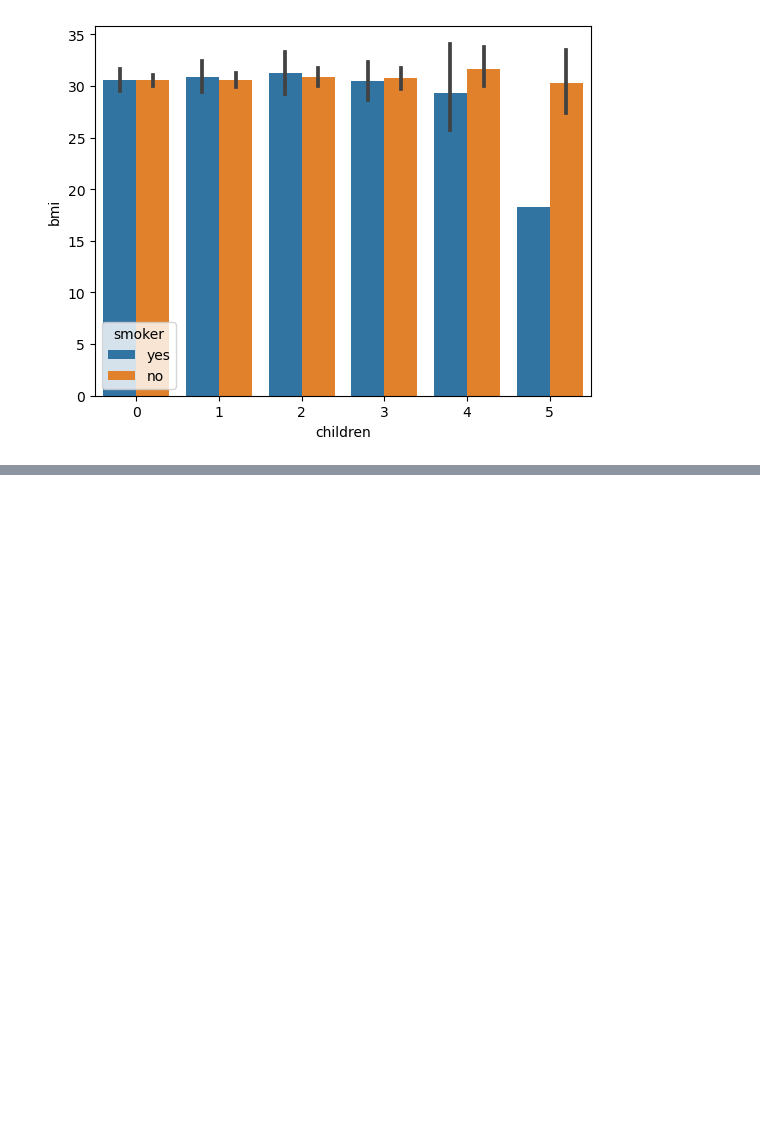
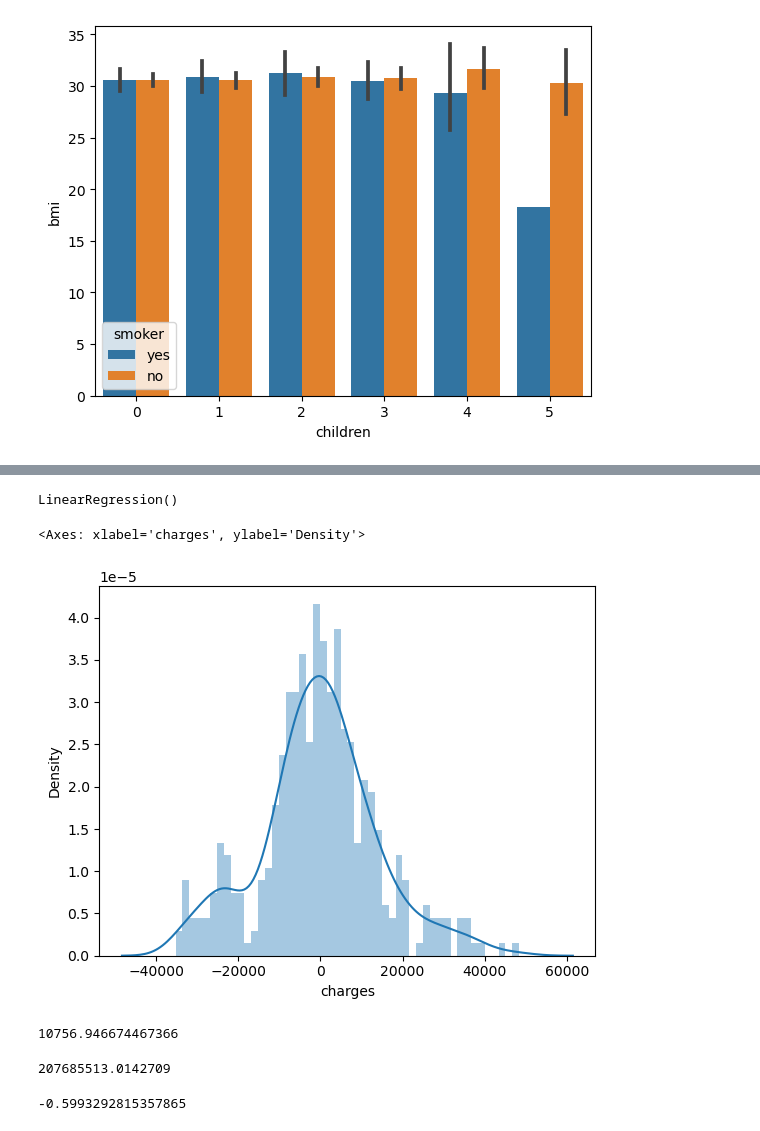
Before and after one commit to AryanPatel12125/FT-PROJECTS, a Jupyter notebook: 3. Insurance_Data_Prediction/Insurance_Prediction.ipynb, the cells around one changed output, grey strips where cells are left out. Saved outputs shown, nothing was run; the diff lists cells and outputs as text; code cells hidden in the pictures; blank space fills up the shorter version.

```diff
--- a/3. Insurance_Data_Prediction/Insurance_Prediction.ipynb
+++ b/3. Insurance_Data_Prediction/Insurance_Prediction.ipynb
@@ -40,0 +51,19 @@ Error:
+# %%
+x = data1.drop('charges', axis=1)
+y = data1['charges']
+# %%
+from sklearn.model_selection import train_test_split
+x_train,x_test,y_train,y_test = train_test_split(x,y,test_size=0.3,random_state=10)
+# %%
+from sklearn.linear_model import LinearRegression
+mod = LinearRegression()
+mod.fit(x_train,y_train)
+# %% [output]
+LinearRegression()
+# %%
+y_pred = mod.predict(x_test)
+# %%
+sns.distplot((y_test-y_pred),bins=50)
+# %% [output]
+<Axes: xlabel='charges', ylabel='Density'>
+[figure, added]
@@ -40,0 +72,12 @@ Error:
+# %%
+print(mean_absolute_error(y_test,y_pred))
+# %% [output]
+10756.946674467366
+# %%
+print(mean_squared_error(y_test,y_pred))
+# %% [output]
+207685513.0142709
+# %%
+print(r2_score(y_test,y_pred))
+# %% [output]
+-0.5993292815357865
```
Also changed, not shown: parts of 3 cells of this notebook.
